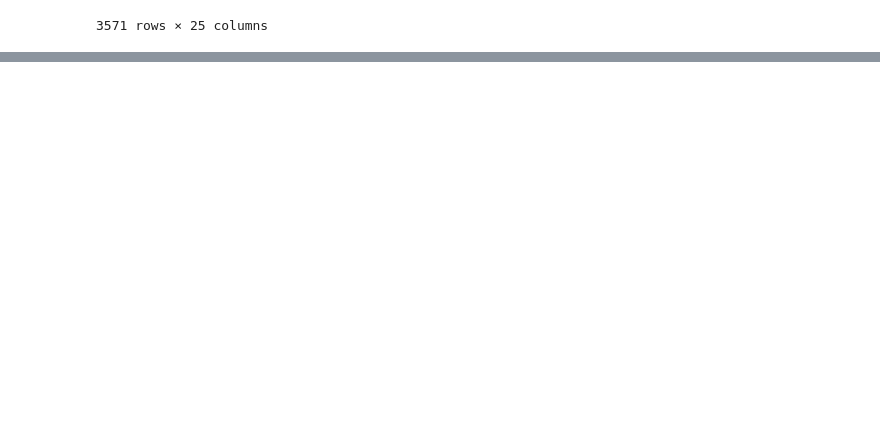
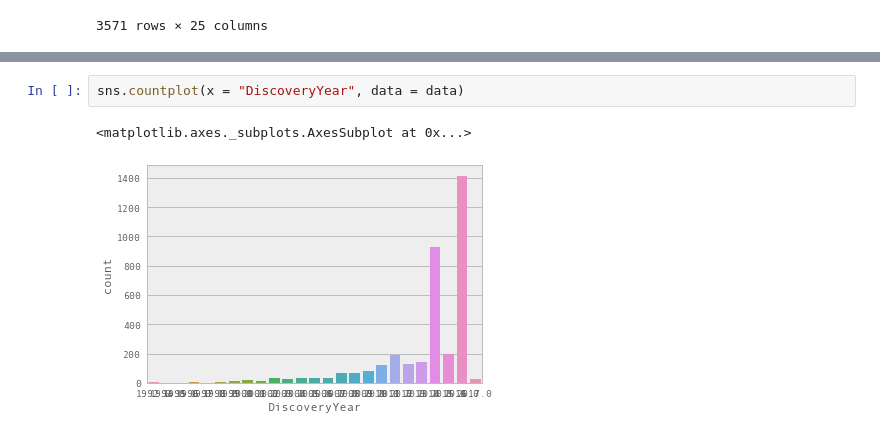
Before and after one commit to pcolonna/oec_data_analysis, a Jupyter notebook: Open_exoplanet_catalogue_EDA.ipynb, the cells around one changed output, grey strips where cells are left out. Drawn from its saved outputs; the diff is of its cells as text; blank space fills up the shorter version.

```diff
--- a/Open_exoplanet_catalogue_EDA.ipynb
+++ b/Open_exoplanet_catalogue_EDA.ipynb
@@ -151,0 +192,5 @@ sns.distplot(data['DiscoveryYear'])
+# %%
+sns.countplot(x = "DiscoveryYear", data = data)
+# %% [output]
+<matplotlib.axes._subplots.AxesSubplot at 0x...>
+[figure, added]
```
Also changed, not shown: parts of 11 cells of this notebook.
